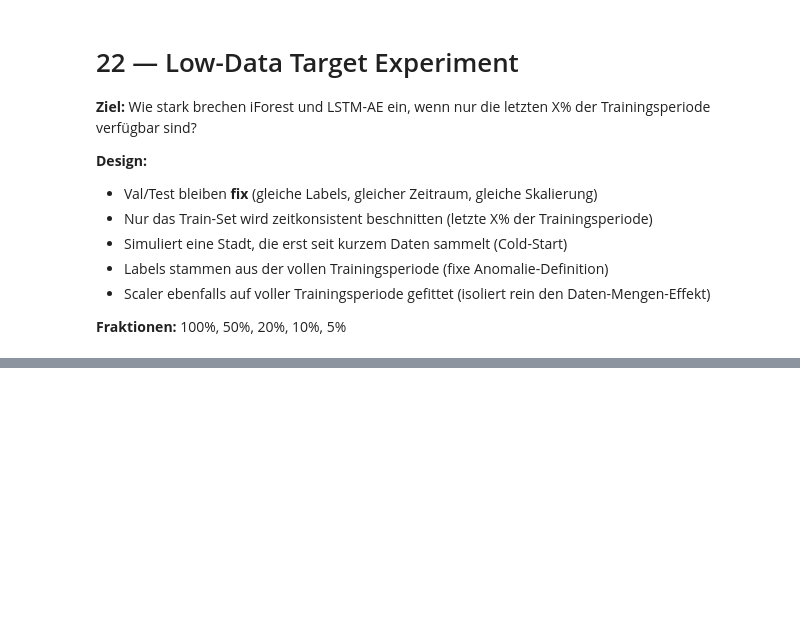
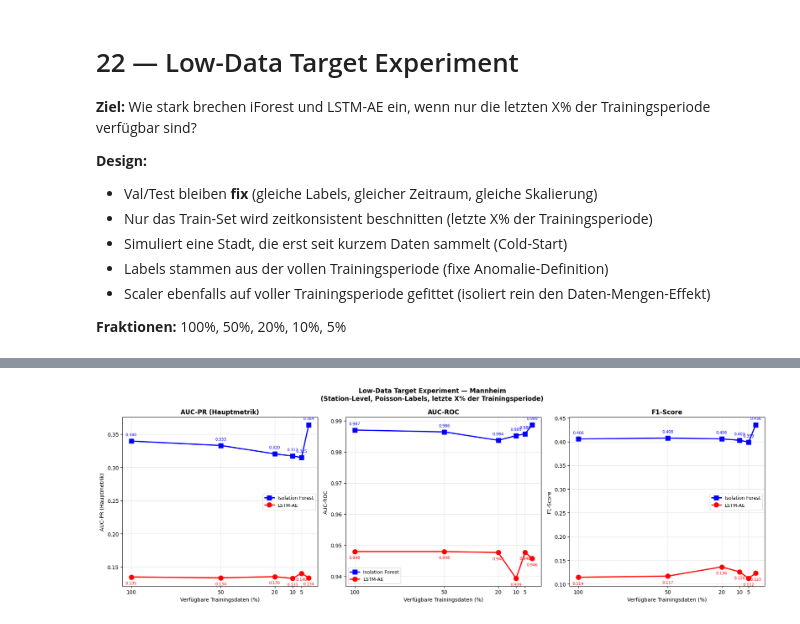
Before and after one commit to jonasknoll57/Bachelorarbeit_Demand-AD, a Jupyter notebook: V8_Phase2_ExperimentFramework.ipynb, the cells around one changed output, grey strips where cells are left out. Cells and saved outputs as stored; diff of their text form; code cells hidden in the pictures; blank space fills up the shorter version.

```diff
--- a/V8_Phase2_ExperimentFramework.ipynb
+++ b/V8_Phase2_ExperimentFramework.ipynb
@@ -2947,0 +3386,93 @@ print('\n→ Nächster Schritt: Phase 3/4 — Cross-City Transfer mit Source-Pre
+# %%
+# ══════════════════════════════════════════════════════════════
+# 22c — Low-Data Visualisierung
+# ══════════════════════════════════════════════════════════════
+
+if 'ld_df' not in globals() or len(ld_df) == 0:
+    raise ValueError('ld_df ist leer oder nicht vorhanden.')
+
+fig, axes = plt.subplots(1, 3, figsize=(18, 6))
+fig.suptitle(
+    'Low-Data Target Experiment — Mannheim\n'
+    '(Station-Level, Poisson-Labels, letzte X% der Trainingsperiode)',
+    fontsize=12,
+    fontweight='bold'
+)
+
+metrics = [
+    ('auc_pr',  'AUC-PR (Hauptmetrik)'),
+    ('auc_roc', 'AUC-ROC'),
+    ('f1',      'F1-Score'),
+]
+
+for ax, (metric, title) in zip(axes, metrics):
+    ax.plot(
+        ld_df['fraction'] * 100,
+        ld_df[f'if_{metric}'],
+        'bs-',
+        lw=2.2,
+        markersize=9,
+        label='Isolation Forest',
+        zorder=3
+    )
+    ax.plot(
+        ld_df['fraction'] * 100,
+        ld_df[f'ae_{metric}'],
+        'ro-',
+        lw=2.2,
+        markersize=9,
+        label='LSTM-AE',
+        zorder=3
+    )
+
+    for _, row in ld_df.iterrows():
+        pct = row['fraction'] * 100
+        ax.annotate(
+            f'{row[f"if_{metric}"]:.3f}',
+            (pct, row[f'if_{metric}']),
+            textcoords='offset points',
+            xytext=(0, 10),
+            fontsize=7.5,
+            ha='center',
+            color='blue'
+        )
+        ax.annotate(
+            f'{row[f"ae_{metric}"]:.3f}',
+            (pct, row[f'ae_{metric}']),
+            textcoords='offset points',
+            xytext=(0, -14),
+            fontsize=7.5,
+            ha='center',
+            color='red'
+        )
+
+    ax.set_xlabel('Verfügbare Trainingsdaten (%)', fontsize=10)
+    ax.set_ylabel(title, fontsize=10)
+    ax.set_title(title, fontweight='bold')
+    ax.legend(fontsize=9)
+    ax.grid(alpha=0.3)
+    ax.invert_xaxis()
+    ax.set_xticks([100, 50, 20, 10, 5])
+
+plt.tight_layout()
+plot_path = f'{PLOTS_DIR}/lowdata_degradation.png'
+plt.savefig(plot_path, dpi=150, bbox_inches='tight')
+plt.show()
+
+print('\n' + '=' * 65)
+print('RELATIVE DEGRADATION (normiert auf 100%-Baseline)')
+print('=' * 65)
+
+base_if = ld_df.loc[ld_df['fraction'] == 1.0, 'if_auc_pr'].values[0]
+base_ae = ld_df.loc[ld_df['fraction'] == 1.0, 'ae_auc_pr'].values[0]
+
+for _, row in ld_df.iterrows():
+    pct = row['fraction'] * 100
+    if_rel = row['if_auc_pr'] / base_if * 100 if base_if > 0 else 0
+    ae_rel = row['ae_auc_pr'] / base_ae * 100 if base_ae > 0 else 0
+    print(f'  {pct:5.0f}% Daten  →  iForest: {if_rel:5.1f}% der Baseline  |  LSTM-AE: {ae_rel:5.1f}% der Baseline')
+
+print(f'\n✅ Plot gespeichert: {plot_path}')
+print('\n→ Nächster Schritt: Phase 3/4 — Cross-City Transfer mit Source-Pretrain + Target-Finetune')
+# %% [output]
+[figure, added]
```
Also changed, not shown: parts of 11 cells of this notebook.
